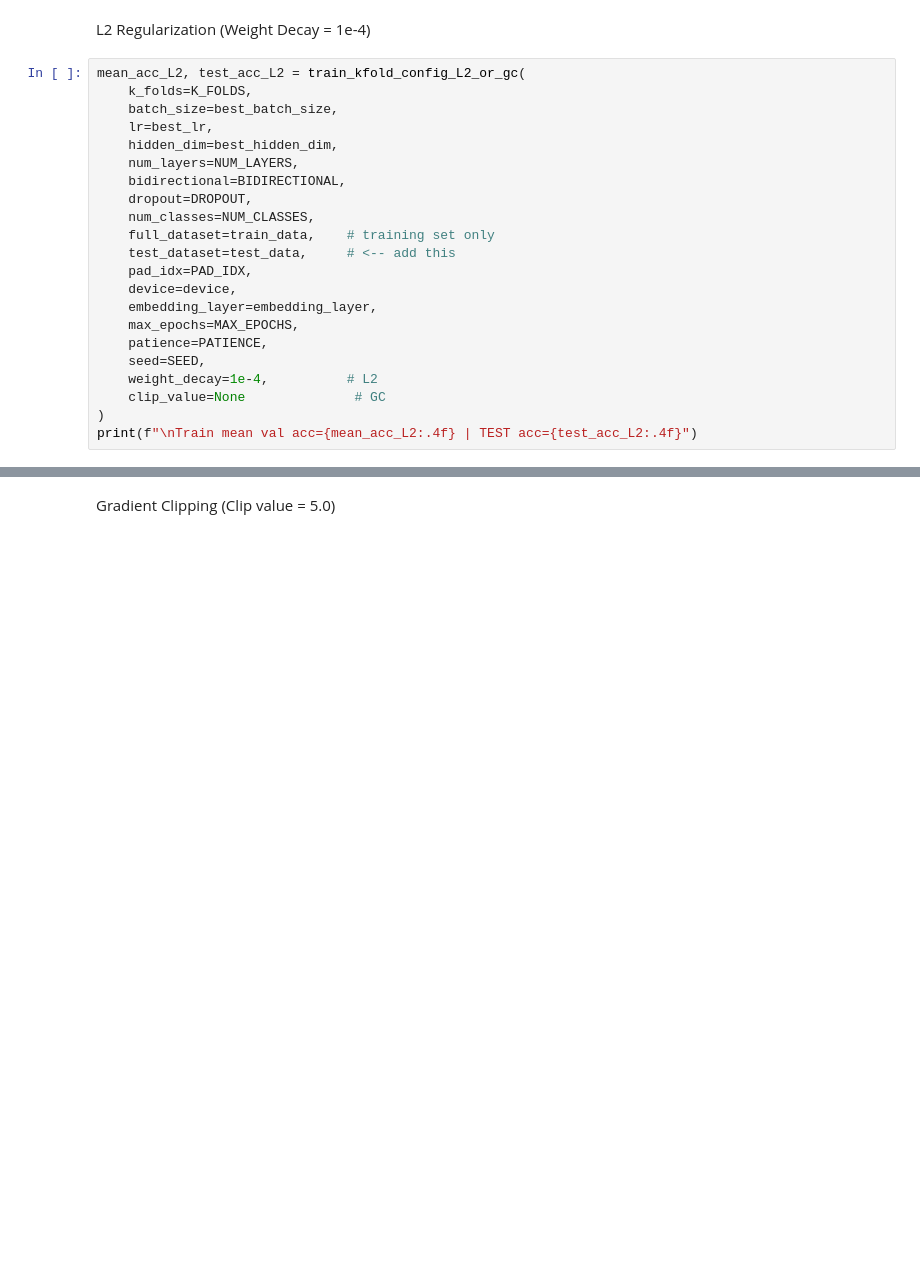
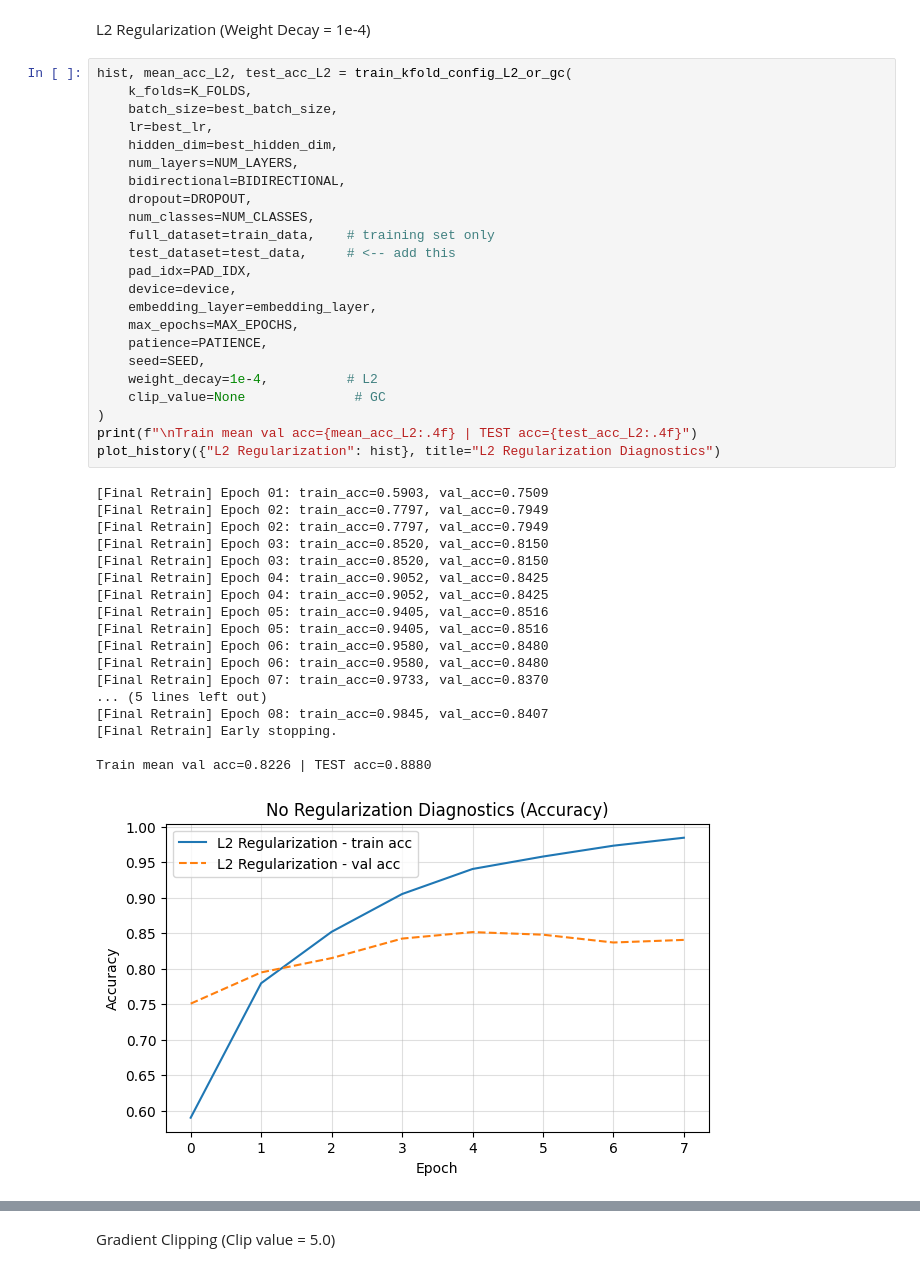
Before and after one commit to yukilam-space/SC4002-NLP, a Jupyter notebook: hs&yh/nlp_project_2.ipynb, the cells around one changed output, grey strips where cells are left out. Cells and saved outputs as stored; diff of their text form; blank space fills up the shorter version.

```diff
--- a/hs&yh/nlp_project_2.ipynb
+++ b/hs&yh/nlp_project_2.ipynb
@@ -1413,24 +1449,44 @@ print(f"\nTrain mean val acc={mean_acc_no:.4f} | TEST acc={test_acc_no:.4f}")
 # %% [markdown]
 L2 Regularization (Weight Decay = 1e-4)
 # %%
-mean_acc_L2, test_acc_L2 = train_kfold_config_L2_or_gc(
+hist, mean_acc_L2, test_acc_L2 = train_kfold_config_L2_or_gc(
     k_folds=K_FOLDS,
     batch_size=best_batch_size,
     lr=best_lr,
     hidden_dim=best_hidden_dim,
     num_layers=NUM_LAYERS,
     bidirectional=BIDIRECTIONAL,
     dropout=DROPOUT,
     num_classes=NUM_CLASSES,
     full_dataset=train_data,    # training set only
     test_dataset=test_data,     # <-- add this
     pad_idx=PAD_IDX,
     device=device,
     embedding_layer=embedding_layer,
     max_epochs=MAX_EPOCHS,
     patience=PATIENCE,
     seed=SEED,
     weight_decay=1e-4,          # L2
     clip_value=None              # GC
 )
 print(f"\nTrain mean val acc={mean_acc_L2:.4f} | TEST acc={test_acc_L2:.4f}")
+plot_history({"L2 Regularization": hist}, title="L2 Regularization Diagnostics")
+# %% [output]
+[Final Retrain] Epoch 01: train_acc=0.5903, val_acc=0.7509
+[Final Retrain] Epoch 02: train_acc=0.7797, val_acc=0.7949
+[Final Retrain] Epoch 02: train_acc=0.7797, val_acc=0.7949
+[Final Retrain] Epoch 03: train_acc=0.8520, val_acc=0.8150
+[Final Retrain] Epoch 03: train_acc=0.8520, val_acc=0.8150
+[Final Retrain] Epoch 04: train_acc=0.9052, val_acc=0.8425
+[Final Retrain] Epoch 04: train_acc=0.9052, val_acc=0.8425
+[Final Retrain] Epoch 05: train_acc=0.9405, val_acc=0.8516
+[Final Retrain] Epoch 05: train_acc=0.9405, val_acc=0.8516
+[Final Retrain] Epoch 06: train_acc=0.9580, val_acc=0.8480
+[Final Retrain] Epoch 06: train_acc=0.9580, val_acc=0.8480
+[Final Retrain] Epoch 07: train_acc=0.9733, val_acc=0.8370
+... (5 lines left out)
+[Final Retrain] Epoch 08: train_acc=0.9845, val_acc=0.8407
+[Final Retrain] Early stopping.
+
+Train mean val acc=0.8226 | TEST acc=0.8880
+[figure, added]
```
Also changed, not shown: parts of 8 cells of this notebook, 1 other file.
